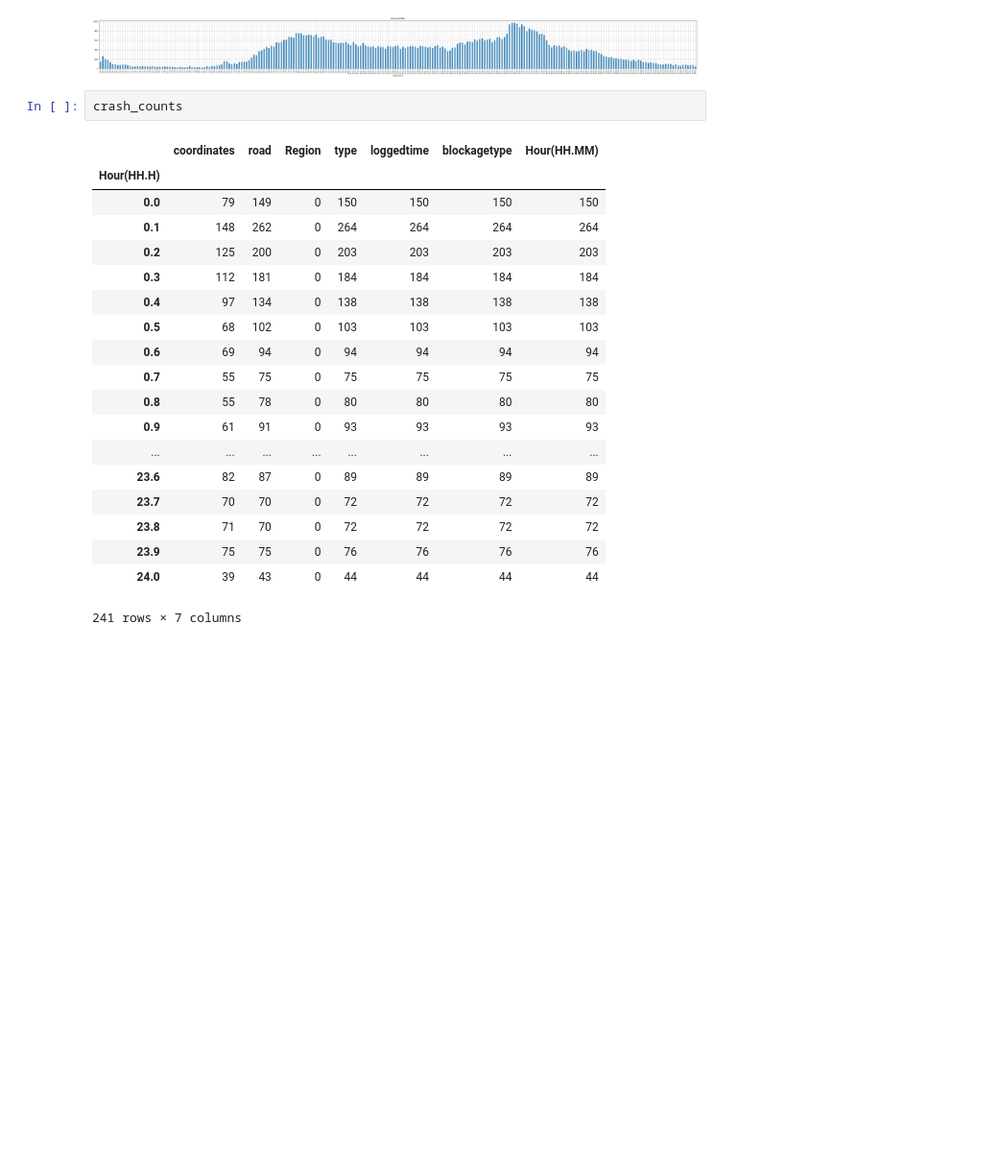
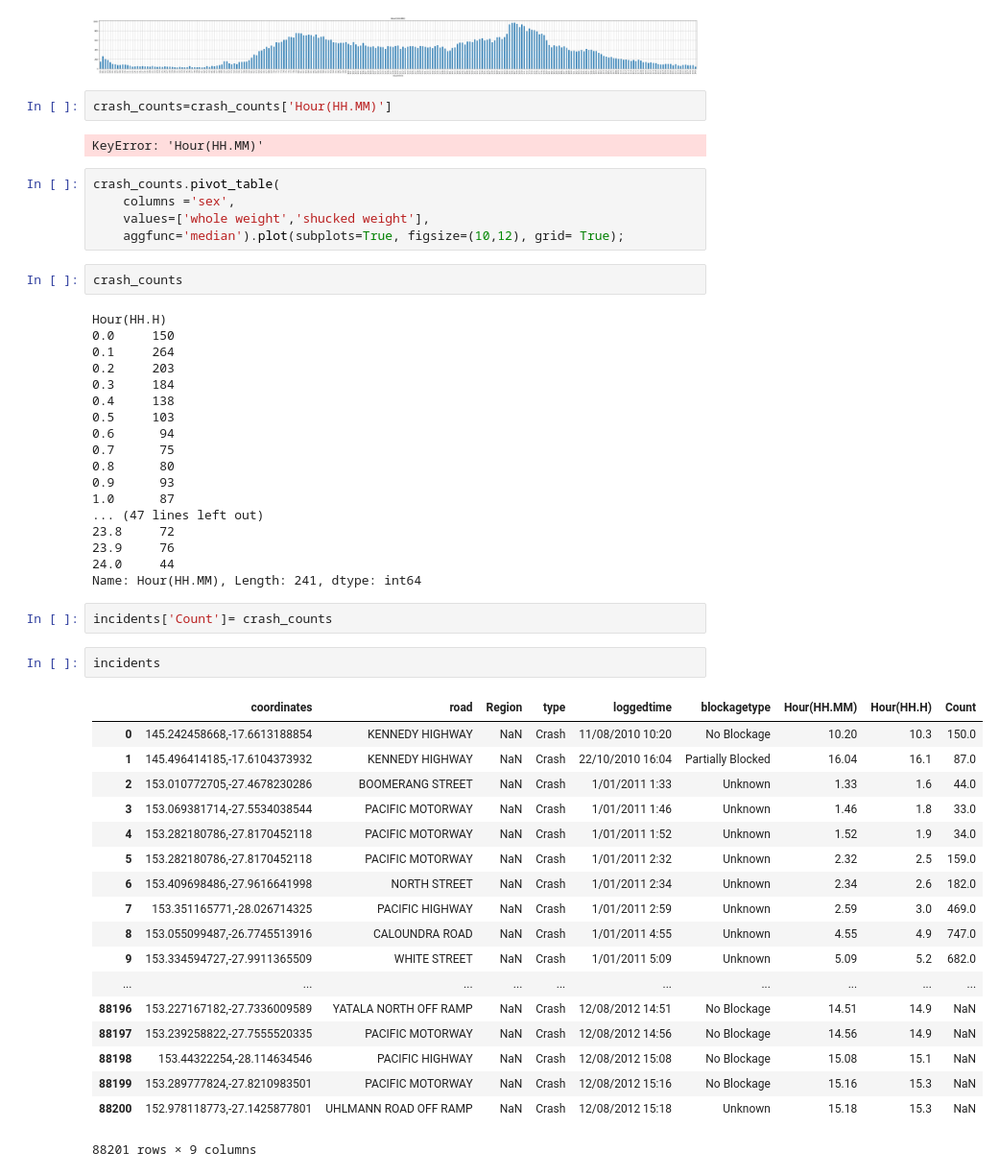
Before and after one commit to jaworra/Jupyter-Notebooks, a Jupyter notebook: crashDataAnalysis.ipynb, the cells around one changed output. Shown at 96% size. Saved outputs shown, nothing was run; the diff lists cells and outputs as text; blank space fills up the shorter version.

```diff
--- a/crashDataAnalysis.ipynb
+++ b/crashDataAnalysis.ipynb
@@ -80,25 +101,55 @@ crash_counts['Hour(HH.MM)'].plot(kind='bar')
 crash_counts['Hour(HH.MM)'].plot(kind='bar',subplots=True, figsize=(60,5), grid= True);
 # %% [output]
 [figure]
+# %%
+crash_counts=crash_counts['Hour(HH.MM)']
+# %% [output]
+KeyError: 'Hour(HH.MM)'
+# %%
+crash_counts.pivot_table(
+    columns ='sex',
+    values=['whole weight','shucked weight'],
+    aggfunc='median').plot(subplots=True, figsize=(10,12), grid= True);
 # %%
 crash_counts
 # %% [output]
-|  | coordinates | road | Region | type | loggedtime | blockagetype | Hour(HH.MM) |
-| Hour(HH.H) |  |  |  |  |  |  |  |
-| 0.0 | 79 | 149 | 0 | 150 | 150 | 150 | 150 |
-| 0.1 | 148 | 262 | 0 | 264 | 264 | 264 | 264 |
-| 0.2 | 125 | 200 | 0 | 203 | 203 | 203 | 203 |
-| 0.3 | 112 | 181 | 0 | 184 | 184 | 184 | 184 |
-| 0.4 | 97 | 134 | 0 | 138 | 138 | 138 | 138 |
-| 0.5 | 68 | 102 | 0 | 103 | 103 | 103 | 103 |
-| 0.6 | 69 | 94 | 0 | 94 | 94 | 94 | 94 |
-| 0.7 | 55 | 75 | 0 | 75 | 75 | 75 | 75 |
-| 0.8 | 55 | 78 | 0 | 80 | 80 | 80 | 80 |
-| 0.9 | 61 | 91 | 0 | 93 | 93 | 93 | 93 |
-| ... | ... | ... | ... | ... | ... | ... | ... |
-| 23.6 | 82 | 87 | 0 | 89 | 89 | 89 | 89 |
-| 23.7 | 70 | 70 | 0 | 72 | 72 | 72 | 72 |
-| 23.8 | 71 | 70 | 0 | 72 | 72 | 72 | 72 |
-| 23.9 | 75 | 75 | 0 | 76 | 76 | 76 | 76 |
-| 24.0 | 39 | 43 | 0 | 44 | 44 | 44 | 44 |
-241 rows × 7 columns
+Hour(HH.H)
+0.0     150
+0.1     264
+0.2     203
+0.3     184
+0.4     138
+0.5     103
+0.6      94
+0.7      75
+0.8      80
+0.9      93
+1.0      87
+... (47 lines left out)
+23.8     72
+23.9     76
+24.0     44
+Name: Hour(HH.MM), Length: 241, dtype: int64
+# %%
+incidents['Count']= crash_counts
+# %%
+incidents
+# %% [output]
+|  | coordinates | road | Region | type | loggedtime | blockagetype | Hour(HH.MM) | Hour(HH.H) | Count |
+| 0 | 145.242458668,-17.6613188854 | KENNEDY HIGHWAY | NaN | Crash | 11/08/2010 10:20 | No Blockage | 10.20 | 10.3 | 150.0 |
+| 1 | 145.496414185,-17.6104373932 | KENNEDY HIGHWAY | NaN | Crash | 22/10/2010 16:04 | Partially Blocked | 16.04 | 16.1 | 87.0 |
+| 2 | 153.010772705,-27.4678230286 | BOOMERANG STREET | NaN | Crash | 1/01/2011 1:33 | Unknown | 1.33 | 1.6 | 44.0 |
+| 3 | 153.069381714,-27.5534038544 | PACIFIC MOTORWAY | NaN | Crash | 1/01/2011 1:46 | Unknown | 1.46 | 1.8 | 33.0 |
+| 4 | 153.282180786,-27.8170452118 | PACIFIC MOTORWAY | NaN | Crash | 1/01/2011 1:52 | Unknown | 1.52 | 1.9 | 34.0 |
+| 5 | 153.282180786,-27.8170452118 | PACIFIC MOTORWAY | NaN | Crash | 1/01/2011 2:32 | Unknown | 2.32 | 2.5 | 159.0 |
+| 6 | 153.409698486,-27.9616641998 | NORTH STREET | NaN | Crash | 1/01/2011 2:34 | Unknown | 2.34 | 2.6 | 182.0 |
+| 7 | 153.351165771,-28.026714325 | PACIFIC HIGHWAY | NaN | Crash | 1/01/2011 2:59 | Unknown | 2.59 | 3.0 | 469.0 |
+| 8 | 153.055099487,-26.7745513916 | CALOUNDRA ROAD | NaN | Crash | 1/01/2011 4:55 | Unknown | 4.55 | 4.9 | 747.0 |
+| 9 | 153.334594727,-27.9911365509 | WHITE STREET | NaN | Crash | 1/01/2011 5:09 | Unknown | 5.09 | 5.2 | 682.0 |
+| ... | ... | ... | ... | ... | ... | ... | ... | ... | ... |
+| 88196 | 153.227167182,-27.7336009589 | YATALA NORTH OFF RAMP | NaN | Crash | 12/08/2012 14:51 | No Blockage | 14.51 | 14.9 | NaN |
+| 88197 | 153.239258822,-27.7555520335 | PACIFIC MOTORWAY | NaN | Crash | 12/08/2012 14:56 | No Blockage | 14.56 | 14.9 | NaN |
+| 88198 | 153.44322254,-28.114634546 | PACIFIC HIGHWAY | NaN | Crash | 12/08/2012 15:08 | No Blockage | 15.08 | 15.1 | NaN |
+| 88199 | 153.289777824,-27.8210983501 | PACIFIC MOTORWAY | NaN | Crash | 12/08/2012 15:16 | No Blockage | 15.16 | 15.3 | NaN |
+| 88200 | 152.978118773,-27.1425877801 | UHLMANN ROAD OFF RAMP | NaN | Crash | 12/08/2012 15:18 | Unknown | 15.18 | 15.3 | NaN |
+88201 rows × 9 columns
```
Also changed, not shown: parts of 6 cells of this notebook, 1 other file.
